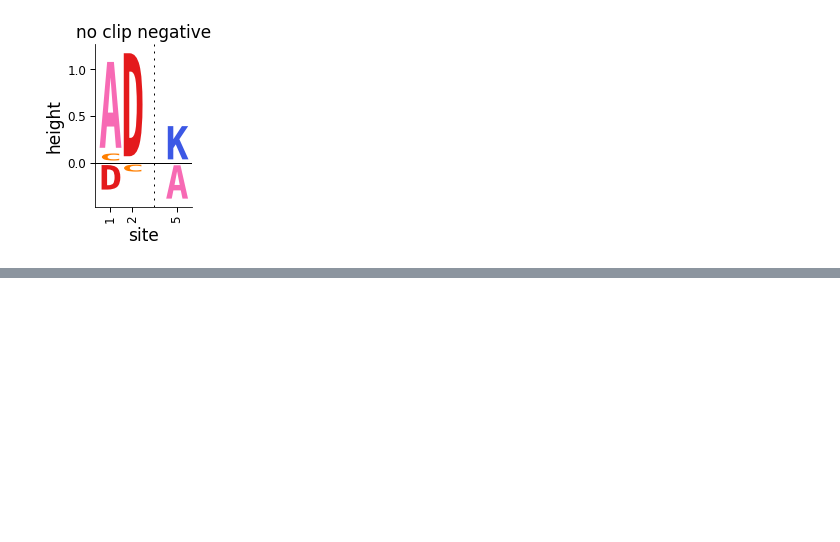
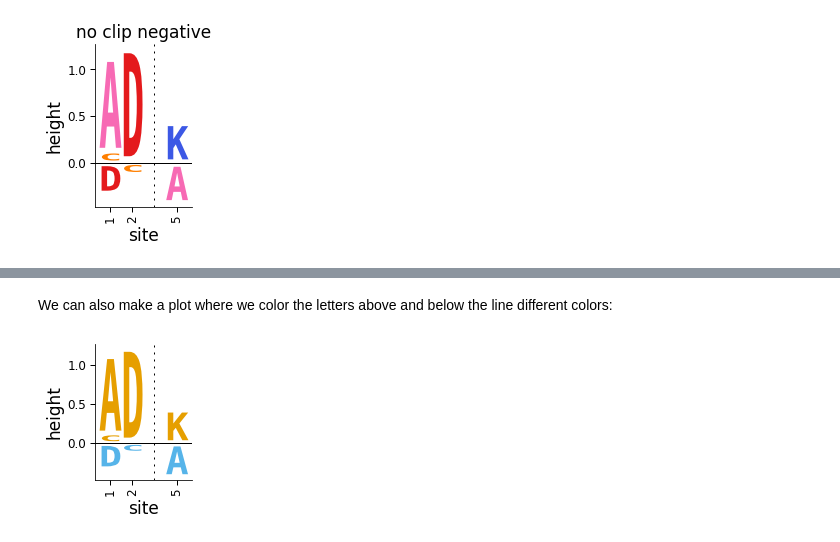
Before and after one commit to jbloomlab/dmslogo, a Jupyter notebook: notebooks/negative_values.ipynb, the cells around one changed output, grey strips where cells are left out. Cells and saved outputs as stored; diff of their text form; code cells hidden in the pictures; blank space fills up the shorter version.

```diff
--- a/notebooks/negative_values.ipynb
+++ b/notebooks/negative_values.ipynb
@@ -91,0 +90,14 @@ fig, ax = dmslogo.draw_logo(data=data,
+# %% [markdown]
+We can also make a plot where we color the letters above and below the line different colors:
+# %%
+fig, ax = dmslogo.draw_logo(
+        data=data
+             .assign(color=lambda x: numpy.where(x['height'] > 0,
+                                                 CBPALETTE[1],
+                                                 CBPALETTE[2])),
+        x_col='site',
+        letter_col='letter',
+        letter_height_col='height',
+        color_col='color')
+# %% [output]
+[figure, added]
```
Also changed, not shown: parts of 5 cells of this notebook, 1 other file.
